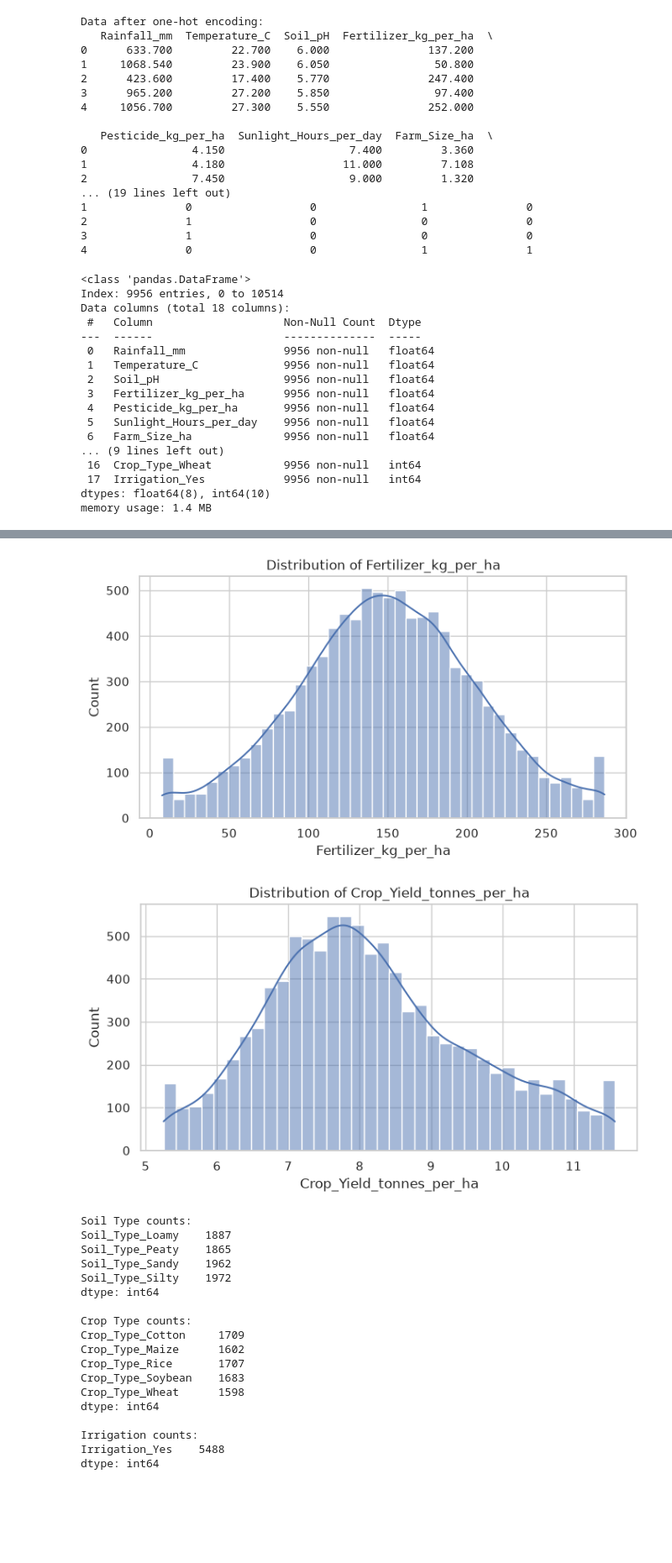
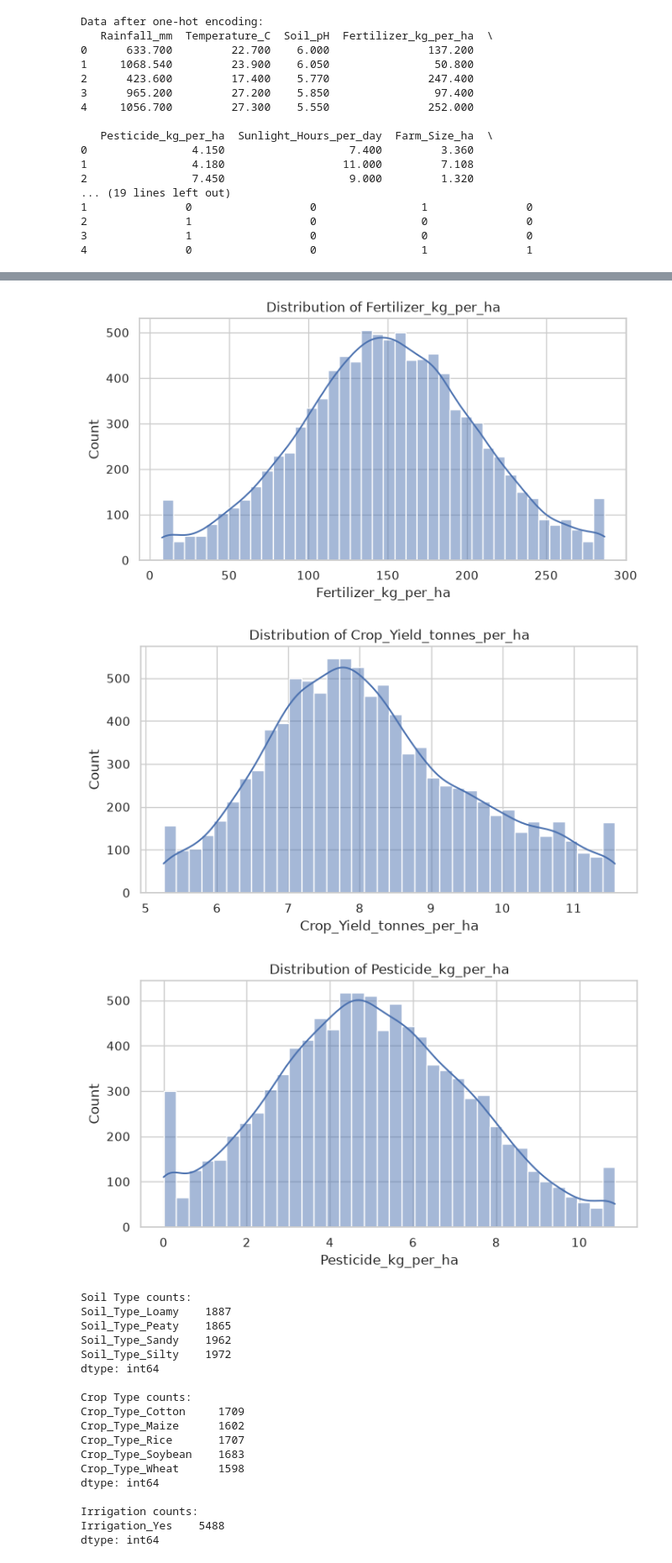
Before and after one commit to AaronShenny/crop_yield_predication, a Jupyter notebook: app.ipynb, the cells around one changed output, grey strips where cells are left out. Shown at 84% size. Saved outputs shown, nothing was run; the diff lists cells and outputs as text; code cells hidden in the pictures; blank space fills up the shorter version.

```diff
--- a/app.ipynb
+++ b/app.ipynb
@@ -374,42 +377,22 @@ Data after one-hot encoding:
 2               1                  0                0               0
 3               1                  0                0               0
 4               0                  0                1               1
-# %%
-df.shape
-df.info()
-# %% [output]
-<class 'pandas.DataFrame'>
-Index: 9956 entries, 0 to 10514
-Data columns (total 18 columns):
- #   Column                    Non-Null Count  Dtype
----  ------                    --------------  -----
- 0   Rainfall_mm               9956 non-null   float64
- 1   Temperature_C             9956 non-null   float64
- 2   Soil_pH                   9956 non-null   float64
- 3   Fertilizer_kg_per_ha      9956 non-null   float64
- 4   Pesticide_kg_per_ha       9956 non-null   float64
- 5   Sunlight_Hours_per_day    9956 non-null   float64
- 6   Farm_Size_ha              9956 non-null   float64
-... (9 lines left out)
- 16  Crop_Type_Wheat           9956 non-null   int64
- 17  Irrigation_Yes            9956 non-null   int64
-dtypes: float64(8), int64(10)
-memory usage: 1.4 MB
 # %%
 #Univariate Analysis- Distributions
-numeric_dist_cols = ['Rainfall_mm', 'Temperature_C', 'Fertilizer_kg_per_ha', 'Crop_Yield_tonnes_per_ha']
+numeric_dist_cols = ['Rainfall_mm', 'Temperature_C', 'Fertilizer_kg_per_ha', 'Crop_Yield_tonnes_per_ha','Pesticide_kg_per_ha']
 
 for col in numeric_dist_cols:
     plt.figure(figsize=(8, 4))
     sns.histplot(df[col], kde=True)
     plt.title(f'Distribution of {col}')
     plt.xlabel(col)
     plt.show()
 # %% [output]
 [figure]
 [figure]
 [figure]
 [figure]
+[figure, added]
 # %%
 #Categorical Analysis-Soil_Type, Crop_Type, and Irrigation
 soil_cols = []
```
Also changed, not shown: parts of 2 cells of this notebook.
